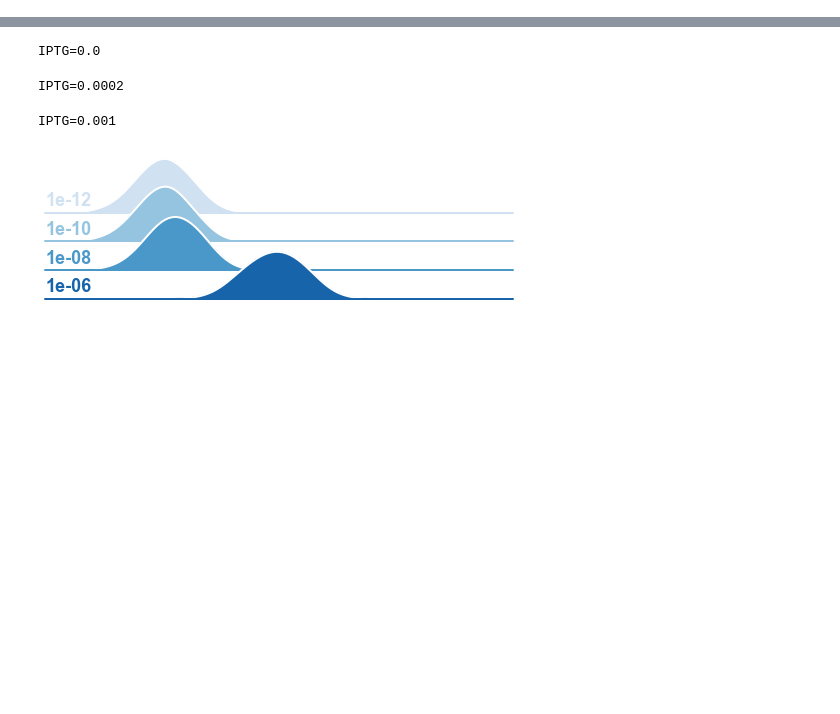
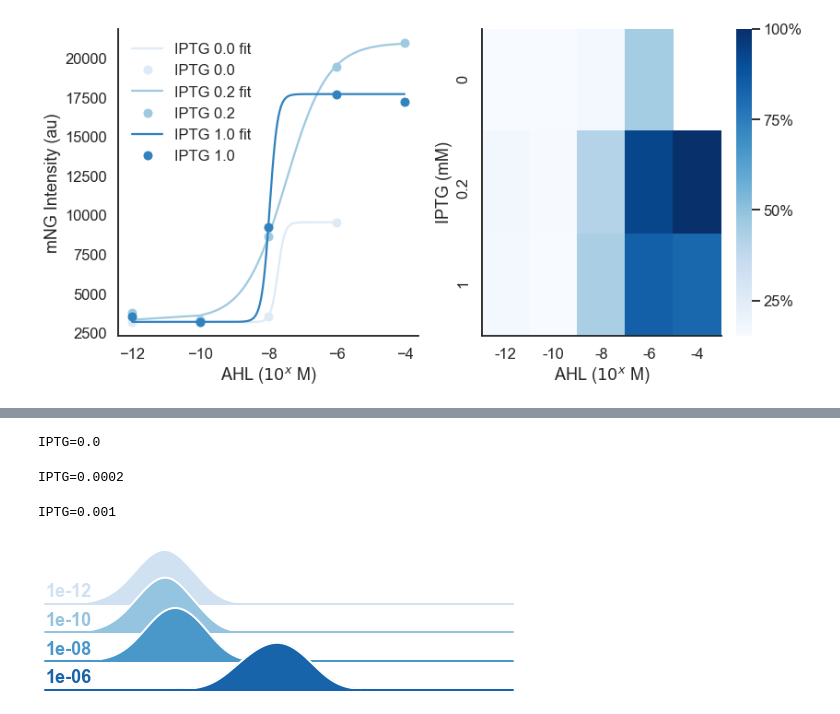
Before and after one commit to Jsakkos/cyano-sync, a Jupyter notebook: 20210208 LuxR SE/Lux SE Plots.ipynb, the cells around one changed output, grey strips where cells are left out. Drawn from its saved outputs; the diff is of its cells as text; code cells hidden in the pictures; blank space fills up the shorter version.

```diff
--- a/20210208 LuxR SE/Lux SE Plots.ipynb
+++ b/20210208 LuxR SE/Lux SE Plots.ipynb
@@ -9,7 +11,13 @@ import matplotlib.gridspec as gridspec
 # %%
 data = pd.read_pickle('LuxSE.pkl')
 mean = data.groupby(['AHL','IPTG'])['FITC-A'].apply(gmean).reset_index()
-piv = mean.pivot_table(index='IPTG', columns='AHL', values='FITC-A')
+mean = pd.concat([mean,mean.apply(np.log10,axis=0,result_type='broadcast').iloc[:,0]],axis=1)
+mean.columns= ['AHL','IPTG','FITC-A','logAHL']
+mean = mean.astype({'logAHL': 'int32'})
+# normalized
+norm = mean.copy()
+norm['FITC-A']=norm['FITC-A']/norm['FITC-A'].max()*100
+piv = norm.pivot_table(index='IPTG', columns='logAHL', values='FITC-A')
 R =[]
 for i in mean.IPTG.unique():
     tmp = mean[mean.IPTG ==i]['FITC-A'].max()/mean[mean.IPTG ==i]['FITC-A'].min()
@@ -38,0 +69,43 @@ f.savefig('LUXSE.png',dpi=300)
+# %%
+colors = ['#deebf7','#9ecae1','#3182bd']
+sns.set_context('talk')
+sns.set_style('white')
+f, axes = plt.subplots(ncols=2,figsize=(12,6))
+
+# fit Hill function
+lines = []
+fits = pd.DataFrame(columns=['AHL','FITC-A','IPTG'])
+for i,iptg in enumerate(mean.IPTG.unique()):
+    tmp = mean[mean.IPTG==iptg]
+    def func(x, a, b):
+        return (tmp['FITC-A'].max() -tmp['FITC-A'].min()) / (1 + 10**(a * (np.log10(b)-np.log10(x)))) + tmp['FITC-A'].min()
+    (a_, b_), _ = opt.curve_fit(func, tmp.AHL, tmp['FITC-A'],p0=[1,1e-9],maxfev=10000000)
+    n = 1e6
+    x = np.linspace(tmp.AHL.min(), tmp.AHL.max(), int(n))
+    y_fit = func(x, a_, b_)
+    fits=fits.append(pd.DataFrame(np.concatenate([[x], [y_fit],[np.ones(len(x))*iptg]]).T,columns=['AHL','FITC-A','IPTG']),ignore_index=True)
+    lines += axes[0].plot(np.log10(x), y_fit, '-',color = colors[i],label='IPTG {:.1f} fit'.format(iptg*1e3))
+    lines += axes[0].plot(np.log10(tmp.AHL.values), tmp['FITC-A'].values, 'o',color = colors[i],label='IPTG {:.1f}'.format(iptg*1e3))
+
+labels = [l.get_label() for l in lines]
+g = sns.heatmap(piv, cmap='Blues',ax=axes[1])
+cbar = g.collections[0].colorbar
+cbar.set_ticks([0, 25, 50, 75,100])
+cbar.set_ticklabels(['0%', '25%', '50%', '75%', '100%'])
+axes[0].set_xlabel(r'AHL ($10^x$ M)')
+axes[0].set_ylabel(r'mNG Intensity (au)')
+
+axes[0].legend(labels,frameon=False)
+axes[1].set_xlabel(r'AHL ($10^x$ M)')
+axes[1].set_ylabel(r'IPTG (mM)')
+axes[1].set_yticklabels(['0','0.2','1'])
+#f.tight_layout()
+#sns.barplot(x='IPTG',y='Induction Ratio',data=R,palette='Blues',ax=axes[2])
+sns.despine()
+#axes[1].xaxis.set_major_formatter(ticker.LogFormatter())
+#axes[1].yaxis.set_major_formatter(ticker.ScalarFormatter())
+#axes[1].ticklabel_format(axis='both',style='scientific')
+f.tight_layout()
+f.savefig('LUXSE.png',dpi=300)
+# %% [output]
+[figure, added]
```
Also changed, not shown: parts of 7 cells of this notebook, 35 other files.
